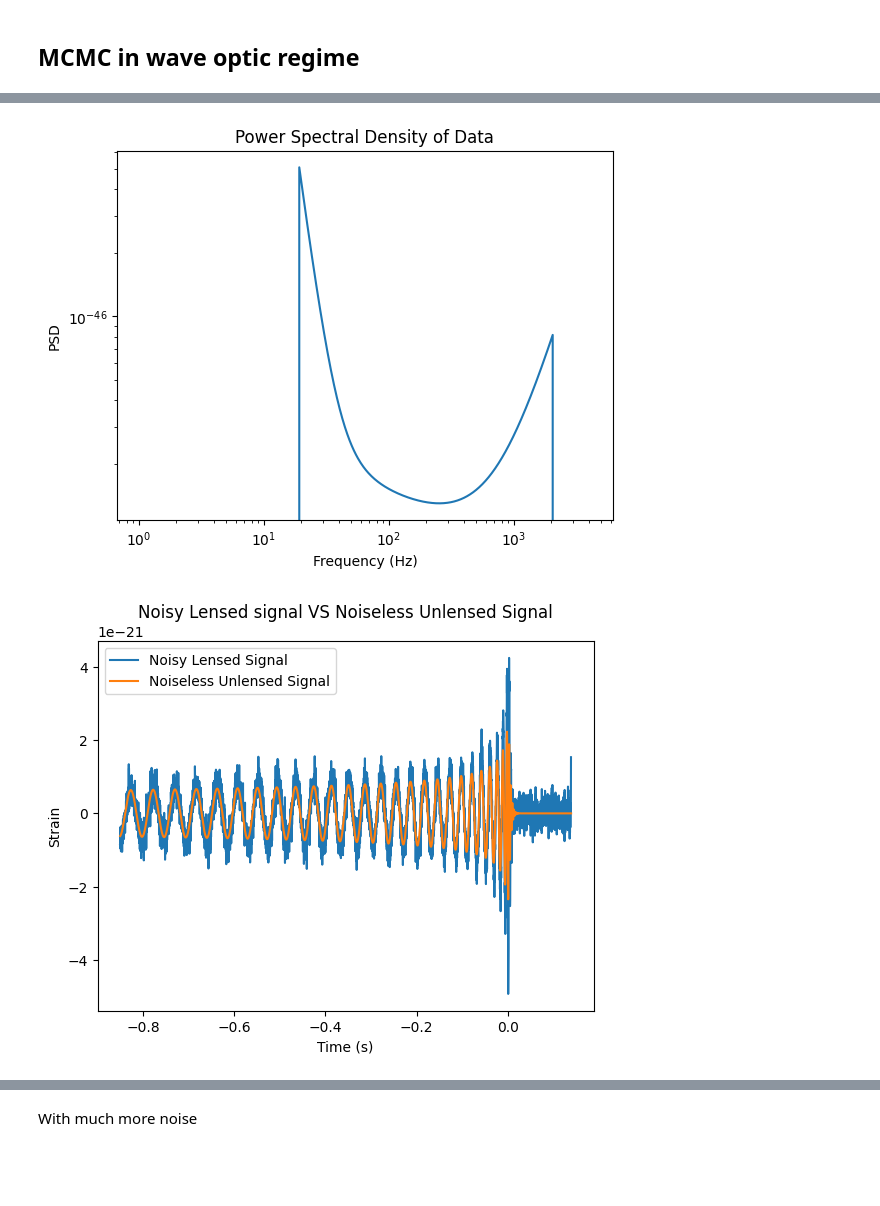
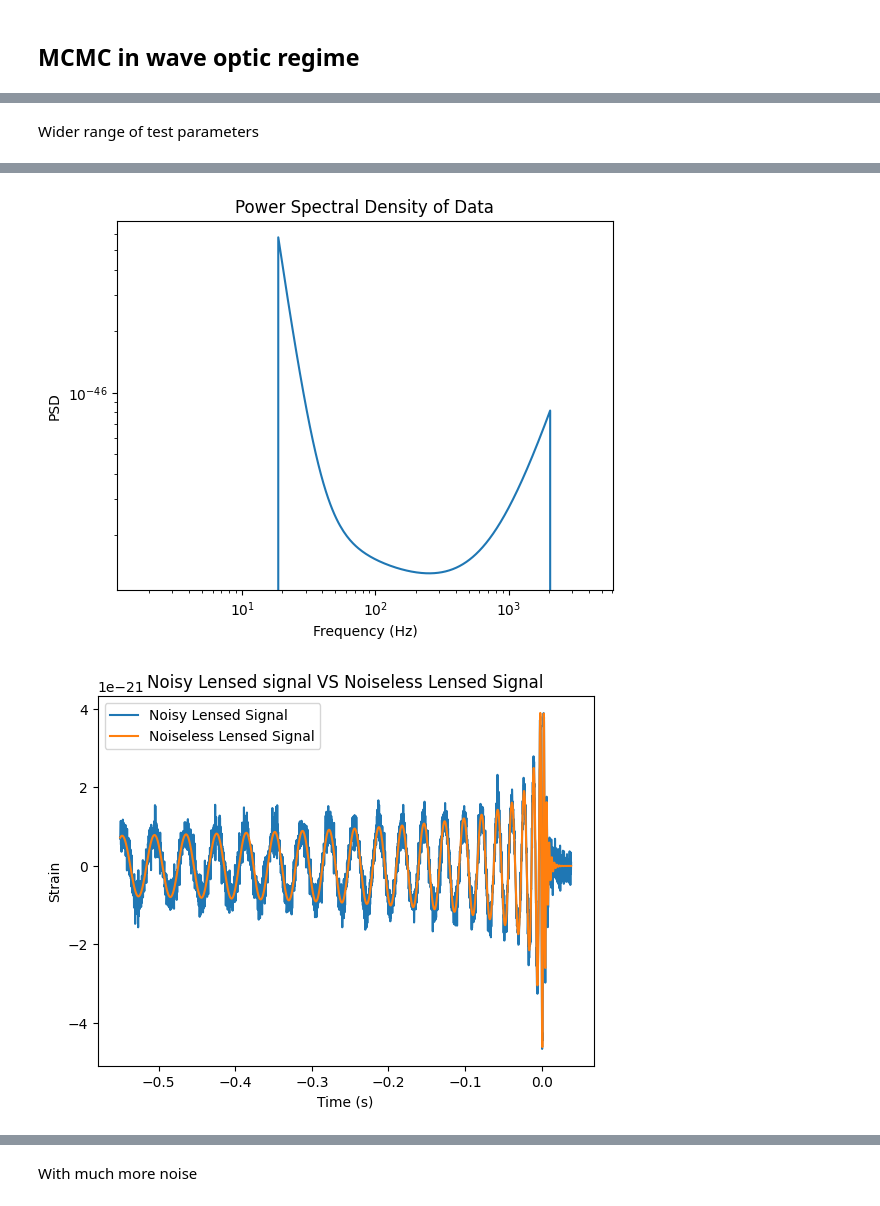
Before and after one commit to rspagn/personal, a Jupyter notebook: match_filt.ipynb, the cells around one changed output, grey strips where cells are left out. Saved outputs shown, nothing was run; the diff lists cells and outputs as text; code cells hidden in the pictures; blank space fills up the shorter version.

```diff
--- a/match_filt.ipynb
+++ b/match_filt.ipynb
@@ -232,12 +232,3 @@ def calculate_SNR_for_point(params, fixed_mass_kg, fixed_ds_m, hp_unlensed_freq_
 
     else:
         return np.nan
-# %%
-hp_unlensed,_ = get_td_waveform(approximant='SEOBNRv3',
-                             mass1=30,
-                             mass2=30,
-                             delta_t=1.0/4096,
-                             f_lower=20,
-                             distance = 300
-                            )
-hp_unlensed.to_frequencyseries().delta_f
@@ -246,3 +529,5 @@ hp_unlensed.to_frequencyseries().delta_f
+# %% [markdown]
+Wider range of test parameters
 # %%
 if __name__ == "__main__":
 
@@ -276,7 +561,7 @@ if __name__ == "__main__":
     hp_lensed_freq = hp_unlensed_freq * true_F_f
     hp_lensed = hp_lensed_freq.to_timeseries()
     hp_lensed = resample_to_delta_t(highpass(hp_lensed,10),1./4096)  #Warning, this induce artifacts at end end begininng but I don't think it is problematic as we'll focus at merger time
-    hp_lensed.crop(0.1,0.1)
+    hp_lensed = hp_lensed.crop(0.3,0.1)
 
     # 4. Generate realistic noise
     delta_f = 1/hp_lensed.duration
@@ -302,30 +587,11 @@ if __name__ == "__main__":
     pylab.title('Power Spectral Density of Data')
     pylab.figure()
     pylab.plot(data.sample_times,data, label = "Noisy Lensed Signal")
-    pylab.plot(hp_unlensed.sample_times,hp_unlensed, label = "Noiseless Unlensed Signal")
-    pylab.xlabel('Time (s)')
-    pylab.ylabel('Strain')
-    pylab.legend()
-    pylab.title('Noisy Lensed signal VS Noiseless Unlensed Signal')
-    pylab.figure()
-    pylab.plot(data.sample_times,data, label = "Noisy Lensed Signal")
     pylab.plot(hp_lensed.sample_times,hp_lensed, label = "Noiseless Lensed Signal")
     pylab.xlabel('Time (s)')
     pylab.ylabel('Strain')
     pylab.legend()
     pylab.title('Noisy Lensed signal VS Noiseless Lensed Signal')
-
-
-
-
-    #delta_f = hp_lensed_freq.delta_f
-
-    snr_series_best = matched_filter(data,data,psd=psd_data,low_frequency_cutoff=20,high_frequency_cutoff=1024)
-    snr_array_best = np.asarray(snr_series_best)
-
-    max_snr_best = np.max(np.abs(snr_array_best))
-
-    print(f"\nOptimal SNR of the injected signal: {max_snr_best:.2f}\n")
 
     print ("Simulated data created\n")
     #---------------------------
@@ -350,13 +616,49 @@ if __name__ == "__main__":
         delta_f=data_freq.delta_f,  # Force same delta_f for divison between frequency_series
         epoch=hp_unlensed_freq_template.epoch)
     '''
+    # -- SNR at true values
+    dl_pc_range = true_dl_pc
+    beta_arcsec_range = true_beta_arcsec
+
+
+
+    dl_grid, beta_grid = np.meshgrid(dl_pc_range, beta_arcsec_range, indexing='ij')
+
+
+
+
+
+    params_list = list(zip(dl_grid.flatten(), beta_grid.flatten()))
+
+    worker_func = partial(calculate_SNR_for_point,
+                          fixed_mass_kg=fixed_mass_kg,
+                          fixed_ds_m=fixed_ds_m,
+                          hp_unlensed_freq_template=hp_unlensed_freq_template,
+                          data_freq=data_freq,
+                          #data=data,
+                          new_psd=psd_data)
+
+
+    results = []
+    for params in params_list:
+        result = worker_func(params)
+        results.append(result)
+
+    results = np.array(results)
+    max_snr_grid = results.reshape(dl_grid.shape)
+    print("Calculation complete.\n")
+
+    max_snr = np.nanmax(max_snr_grid)
+    print(f"Max SNR value at true values: {max_snr:.6f}")
+
+    #------------------------------------
 
     #--- SETUP THE 2D SLICE ANALYSIS
 
     #Create the 2D grid for the parameters we want to vary
-    n_points = 20
-    dl_pc_range = np.linspace(12700, 13000, n_points)
-    beta_arcsec_range = np.linspace(2e-4, 3e-4, n_points)
+    n_points = 50
+    dl_pc_range = np.linspace(100, 1e6, n_points)
+    beta_arcsec_range = np.linspace(1e-6, 1e-2, n_points)
 
 
 
@@ -480,2 +783,2 @@ Best point to start MCMC:
-[figure, old version]
+[figure, new version]
-[figure, old version]
+[figure, new version]
```
Also changed, not shown: parts of 11 cells of this notebook.
